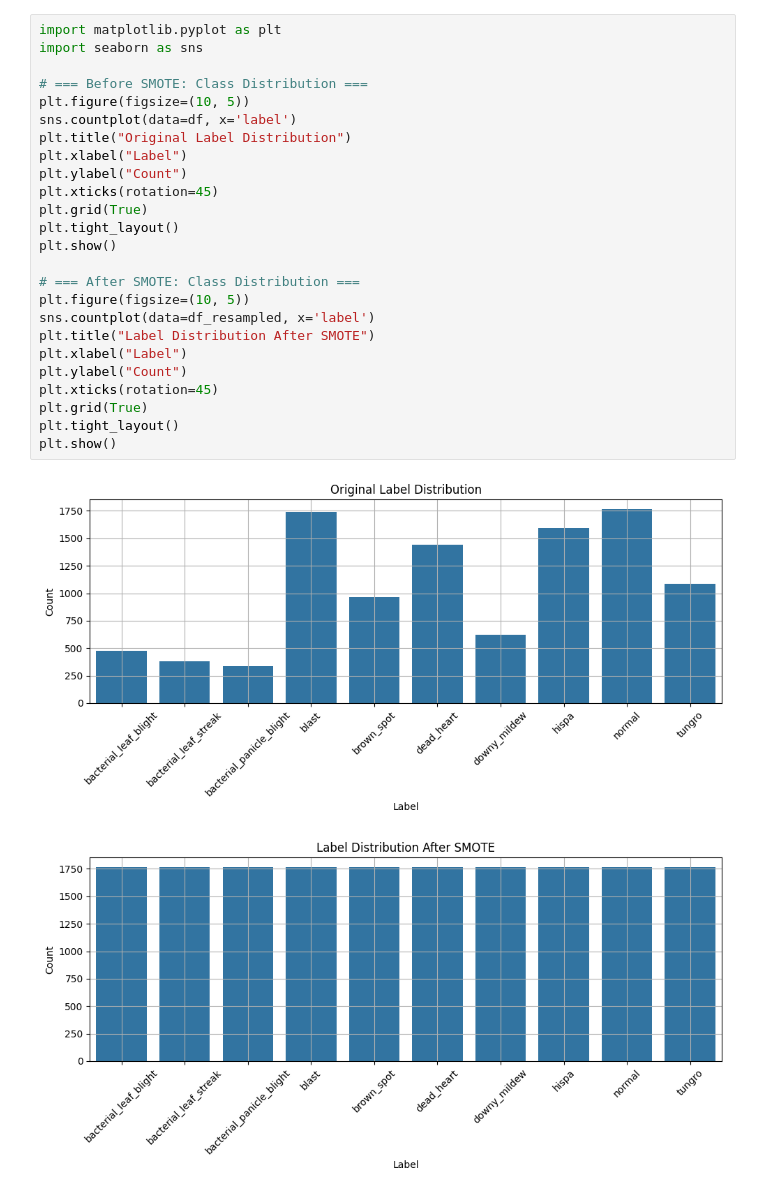
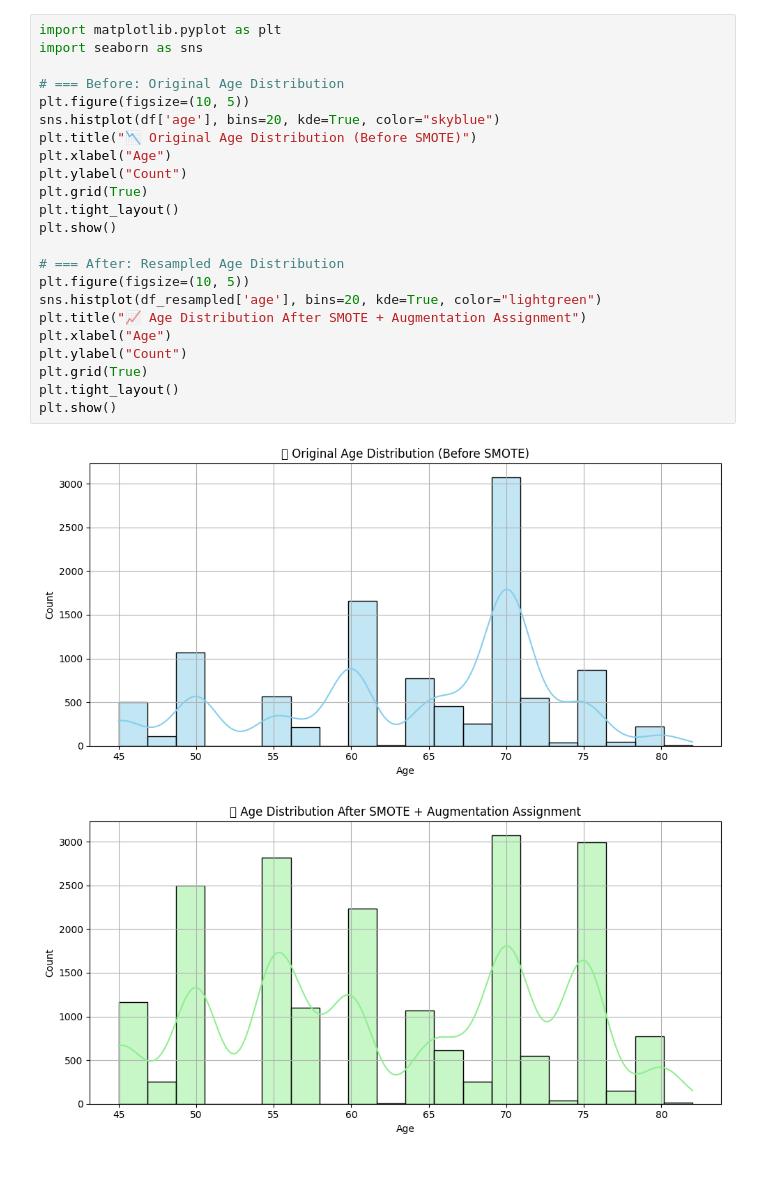
Before and after one commit to luutuanan2003/Rice-paddy-image-ML-system, a Jupyter notebook: EDA & Training/Age Prediction.ipynb, the cells around one changed output. Cells and saved outputs as stored; diff of their text form.

Commit message:
update predict age notebook file with SMOTE and proper augmentation

```diff
--- a/EDA & Training/Age Prediction.ipynb
+++ b/EDA & Training/Age Prediction.ipynb
@@ -110,28 +191,26 @@ df_resampled['variety'] = df_resampled['variety_encoded'].map(variety_map)
 # %%
 import matplotlib.pyplot as plt
 import seaborn as sns
 
-# === Before SMOTE: Class Distribution ===
+# === Before: Original Age Distribution
 plt.figure(figsize=(10, 5))
-sns.countplot(data=df, x='label')
-plt.title("Original Label Distribution")
-plt.xlabel("Label")
+sns.histplot(df['age'], bins=20, kde=True, color="skyblue")
+plt.title("📉 Original Age Distribution (Before SMOTE)")
+plt.xlabel("Age")
 plt.ylabel("Count")
-plt.xticks(rotation=45)
 plt.grid(True)
 plt.tight_layout()
 plt.show()
 
-# === After SMOTE: Class Distribution ===
+# === After: Resampled Age Distribution
 plt.figure(figsize=(10, 5))
-sns.countplot(data=df_resampled, x='label')
-plt.title("Label Distribution After SMOTE")
-plt.xlabel("Label")
+sns.histplot(df_resampled['age'], bins=20, kde=True, color="lightgreen")
+plt.title("📈 Age Distribution After SMOTE + Augmentation Assignment")
+plt.xlabel("Age")
 plt.ylabel("Count")
-plt.xticks(rotation=45)
 plt.grid(True)
 plt.tight_layout()
 plt.show()
 # %% [output]
-[figure, old version]
+[figure, new version]
-[figure, old version]
+[figure, new version]
```
Also changed, not shown: parts of 11 cells of this notebook, 1 other file.
